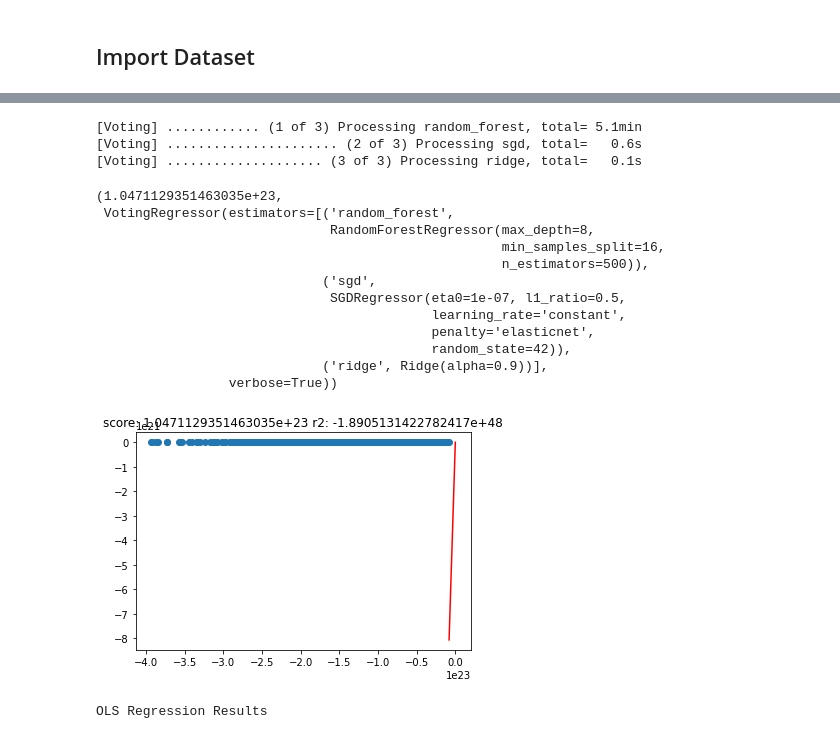
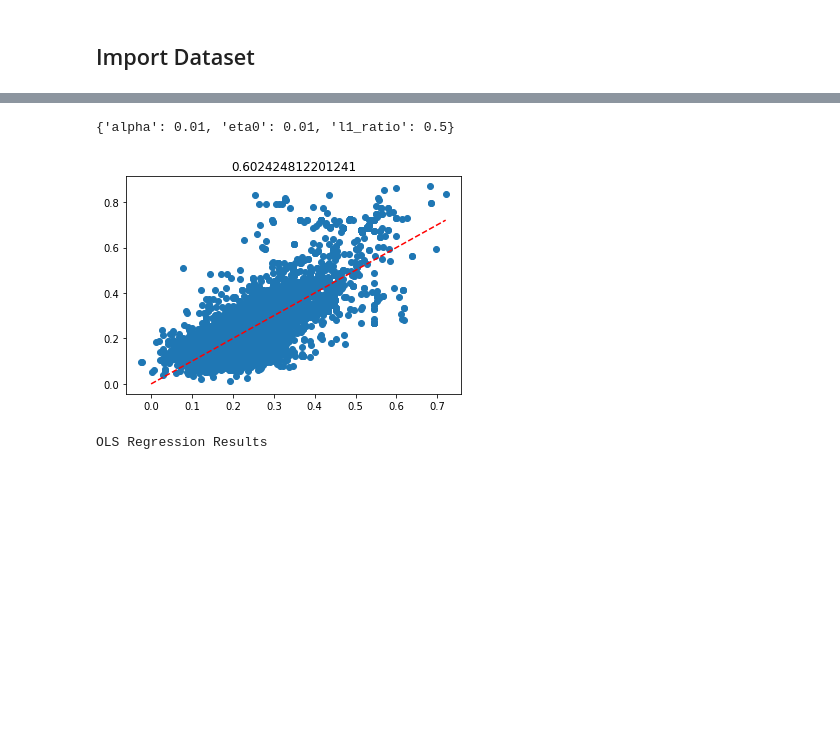
Before and after one commit to gerardoRO/ds4a, a Jupyter notebook: code/Advanced Modeling.ipynb, the cells around one changed output, grey strips where cells are left out. Saved outputs shown, nothing was run; the diff lists cells and outputs as text; code cells hidden in the pictures; blank space fills up the shorter version.

Commit message:
adv model issue with polynomial fixed. finding SGD

```diff
--- a/code/Advanced Modeling.ipynb
+++ b/code/Advanced Modeling.ipynb
@@ -19,7 +20,8 @@ from sklearn.compose import ColumnTransformer
 # %%
 df = pd.read_csv('C:/Users/Gerardo/Documents/Projects/ds4a/datasets/current_final_datset.csv')
 
-cols_to_scale = ['Community_Spending','Unexpected_Housing_Spending','Govt_Direct_Expenditure','MedianIncome','Number_Interest_Groups','Property_Rights']
+cols_to_scale = ['Community_Spending','Unexpected_Housing_Spending','Govt_Direct_Expenditure',
+                 'MedianIncome']#,'Number_Interest_Groups','Property_Rights']
 cols_to_onehot = ['No_Discrimination_Laws','Private_Fair_Housing',
                   'Public_Fair_Housing','Urban_Fair_Housing',
                   'Banned_Discrimination_Public_Housing',
@@ -31,7 +33,7 @@ possible_labels = ['FMR0','Rent50','MedianIncome','FMRRentPercentInc','Rent50Per
                    'Income_Adjusted_FMR0','Income_Adjusted_Rent50','Income_Adjusted_HousingPrices',
                    'Affordability_Price_Point','Housing_Prices_Quarter']
 
-label_col = ['Income_Adjusted_FMR0']
+label_col = ['Rent50']
 
 cols_to_think_about = ['State','Year','County','Is_FMR0_Affordable','Is_Rent_Affordable']
 
@@ -89,14 +102,18 @@ num_pipeline = Pipeline([
 ])
 cat_pipeline = Pipeline([
     ('get_cols',ExtractColumns(cols_to_onehot)),
-    ('onehot',OneHotEncoder())
+    ('onehot',OneHotEncoder()),
 ])
 
 my_pipeline = ColumnTransformer([
     ('numerical',num_pipeline,cols_to_scale),
-    ('categorical',cat_pipeline,cols_to_onehot),
-    ('poly',PolynomialFeatures(degree=2),cols_to_onehot + cols_to_scale)
+    ('categorical',cat_pipeline,cols_to_onehot)
 ])
+
+my_pipeline = Pipeline([
+    ('column_join',my_pipeline),
+    ('poly_fit',PolynomialFeatures(degree = 1))
+])
 # %%
 X_train, X_test, y_train, y_test = my_train_test_split(X_df,y_df,test_size = .3) #70% training
 X_val, X_test, y_val,y_test = my_train_test_split(X_test,y_test,test_size = .5) #15% validation
@@ -108,3 +125,8 @@ y_test = label_pipeline.transform(y_test) #transform but don't fit the scaling t
 X_test = my_pipeline.transform(X_test)
 y_val = label_pipeline.transform(y_val)
 X_val = my_pipeline.transform(X_val)
+
+
+y_train, y_test, y_val = y_train.flatten(), y_test.flatten(), y_val.flatten()
+print(X_train.shape)
+print(y_train.shape)
@@ -120,5 +145,3 @@ def train_model(model,X_train,X_test,y_train,y_test):
     plt.title('score: ' + str(round(score,2)) + ' r2: ' + str(round(r2,2)))
 
     return score,model
-# %%
-train_model(LinearRegression(),X_train,X_test,y_train,y_test)
@@ -128,33 +148,32 @@ train_model(LinearRegression(),X_train,X_test,y_train,y_test)
 # %%
 for_reg = RandomForestRegressor(n_estimators = 500, max_depth = 8,min_samples_split = 16)
 svr_reg = SVR(kernel='poly',degree=2,C=1E3)
 sgd_reg = SGDRegressor(penalty= 'elasticnet',l1_ratio = .5,random_state= 42,learning_rate = 'constant',eta0 = 1E-7)
 ridge_reg = Ridge(alpha = .9)
 
 ensemble = VotingRegressor(estimators = [
     ('random_forest',for_reg),
-    ('sgd',sgd_reg),
+    #('sgd',sgd_reg),
     ('ridge',ridge_reg)
 ], verbose = True)
 
-train_model(ensemble,X_train,X_test,y_train,y_test)
+
+params = {'l1_ratio':[.001, .01, .1, .3, .5, .8],'eta0':10**np.arange(-5,5,dtype=float),'alpha': 10**np.arange(-3,3,dtype=float)}
+gs_sgd = GridSearchCV(SGDRegressor(penalty = 'elasticnet',random_state = 42, max_iter = 10000),param_grid = params,cv = 3).fit(X_train,y_train)
+y_pred = gs_sgd.best_estimator_.predict(X_test)
+score = r2_score(y_test,y_pred)
+
+plt.scatter(y_pred,y_test)
+plt.plot([0, y_pred.max()],[0, y_pred.max()],'--r')
+plt.title(str(score))
+
+print(gs_sgd.best_params_)
+
+#score,_ = train_model(ensemble,X_train,X_test,y_train,y_test)
+#print(score)
 # %% [output]
-[Voting] ............ (1 of 3) Processing random_forest, total= 5.1min
-[Voting] ...................... (2 of 3) Processing sgd, total=   0.6s
-[Voting] .................... (3 of 3) Processing ridge, total=   0.1s
+{'alpha': 0.01, 'eta0': 0.01, 'l1_ratio': 0.5}
-(1.0471129351463035e+23,
- VotingRegressor(estimators=[('random_forest',
-                              RandomForestRegressor(max_depth=8,
-                                                    min_samples_split=16,
-                                                    n_estimators=500)),
-                             ('sgd',
-                              SGDRegressor(eta0=1e-07, l1_ratio=0.5,
-                                           learning_rate='constant',
-                                           penalty='elasticnet',
-                                           random_state=42)),
-                             ('ridge', Ridge(alpha=0.9))],
-                 verbose=True))
-[figure, old version]
+[figure, new version]
 # %%
 from statsmodels.formula.api import ols
 
```
Also changed, not shown: parts of 5 cells of this notebook.
